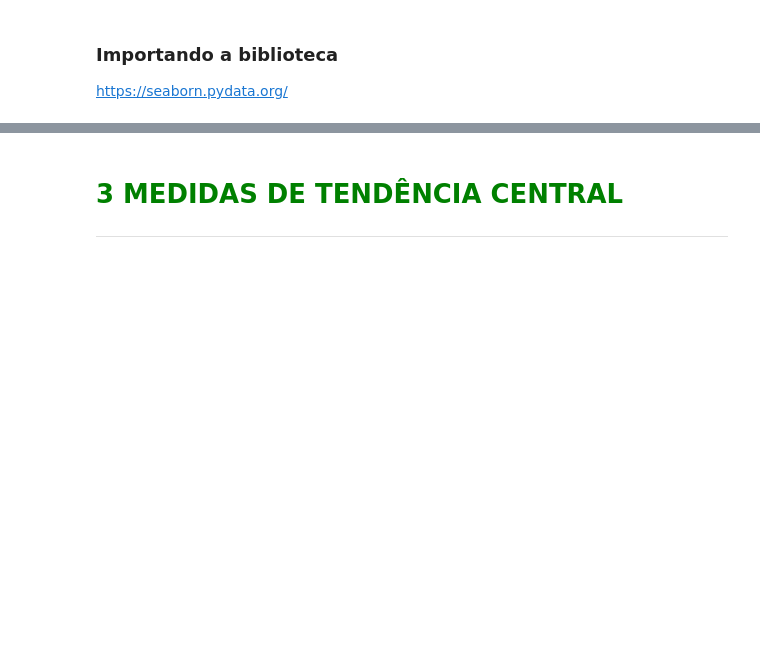
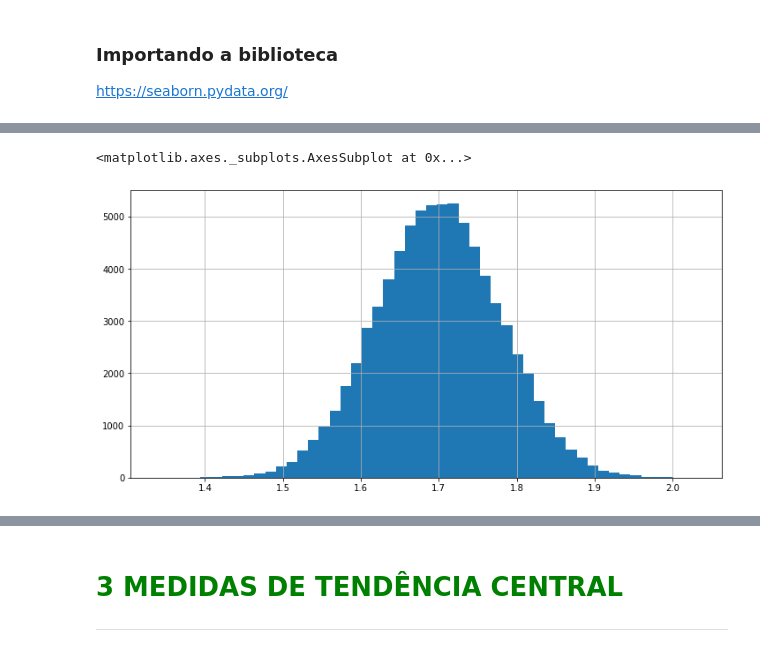
Before and after one commit to Gleis0nLemos/Estatistica_I, a Jupyter notebook: CursoDeEstatisca1.ipynb, the cells around one changed output, grey strips where cells are left out. Cells and saved outputs as stored; diff of their text form; code cells hidden in the pictures; blank space fills up the shorter version.

```diff
--- a/CursoDeEstatisca1.ipynb
+++ b/CursoDeEstatisca1.ipynb
@@ -282,0 +577,5 @@ https://seaborn.pydata.org/
+# %%
+dados.Altura.hist(bins = 50, figsize=(12,6))
+# %% [output]
+<matplotlib.axes._subplots.AxesSubplot at 0x...>
+[figure, added]
```
Also changed, not shown: parts of 38 cells of this notebook, 1 other file.
